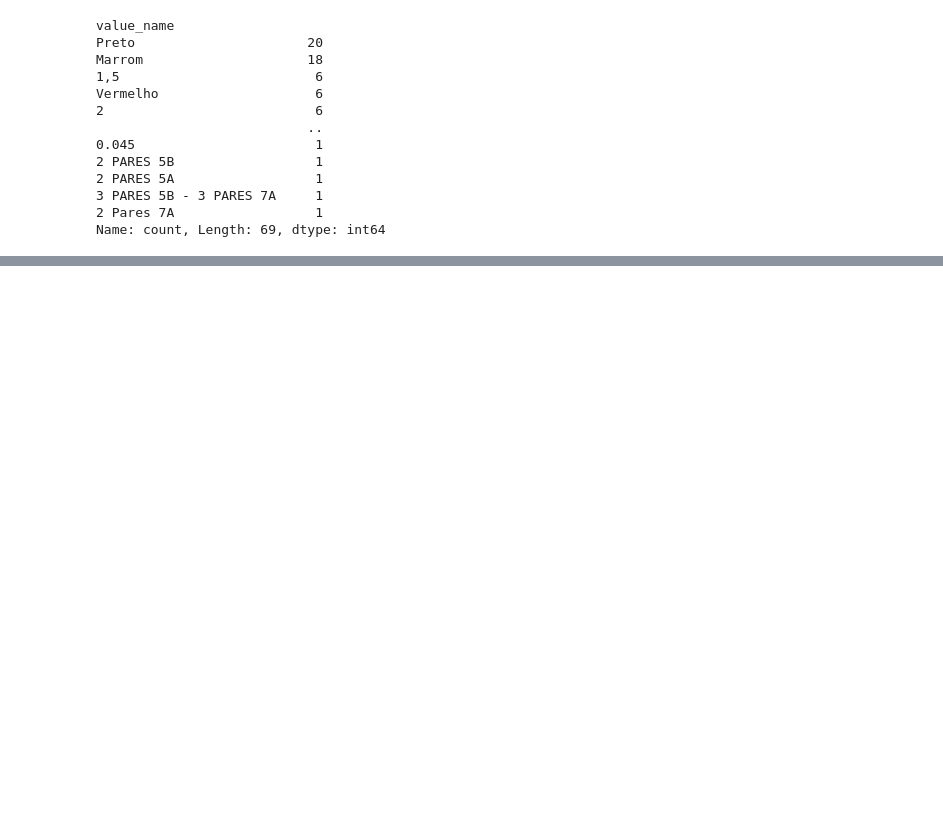
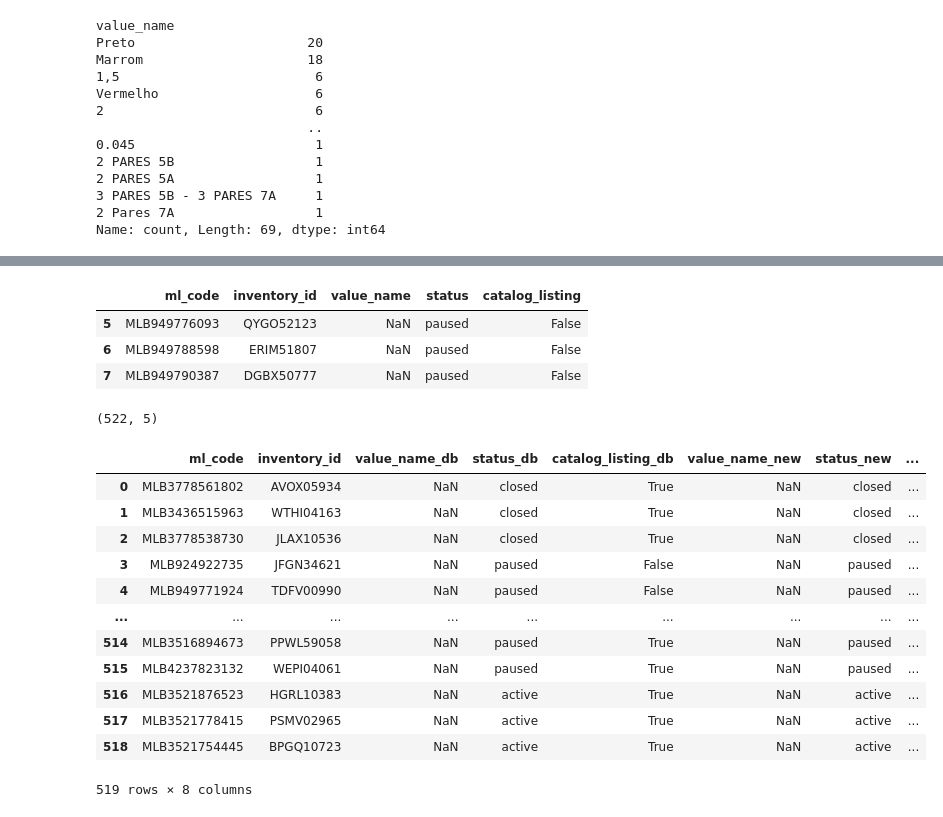
Before and after one commit to lpcoutinho/mcenter_streamlit, a Jupyter notebook: Notebooks/populando_tabela/tabela_de_produtos.ipynb, the cells around one changed output, grey strips where cells are left out. Drawn from its saved outputs; the diff is of its cells as text; code cells hidden in the pictures; blank space fills up the shorter version.

```diff
--- a/Notebooks/criando_tabela_de_produtos.ipynb
+++ b/Notebooks/populando_tabela/tabela_de_produtos.ipynb
@@ -922,0 +569,37 @@ ml_code(id_anuncio) | seller_sku |inventory_id ou variations[inventory_id] | var
+# %%
+
+# Encontrar as linhas em df_db que não existem em df_new
+df_diferencas = pd.merge(df_db, df_new, how='left', indicator=True)
+df_diferencas = pd.merge(df_db, df_new, how='left', indicator=True).loc[lambda x: x['_merge'] == 'left_only']
+df_diferencas = pd.merge(df_db, df_new, how='left', indicator=True).loc[lambda x: x['_merge'] == 'left_only'].drop(columns=['_merge'])
+
+df_diferencas
+# %% [output]
+|  | ml_code | inventory_id | value_name | status | catalog_listing |
+| 5 | MLB949776093 | QYGO52123 | NaN | paused | False |
+| 6 | MLB949788598 | ERIM51807 | NaN | paused | False |
+| 7 | MLB949790387 | DGBX50777 | NaN | paused | False |
+# %%
+df_db.shape
+df_new.shape
+# %% [output]
+(522, 5)
+# %%
+
+# Atualizar valores nas colunas desejadas
+merged_df['value_name_db'] = merged_df['value_name_new'].combine_first(merged_df['value_name_db'])
+merged_df
+# %% [output]
+|  | ml_code | inventory_id | value_name_db | status_db | catalog_listing_db | value_name_new | status_new | ... |
+| 0 | MLB3778561802 | AVOX05934 | NaN | closed | True | NaN | closed | ... |
+| 1 | MLB3436515963 | WTHI04163 | NaN | closed | True | NaN | closed | ... |
+| 2 | MLB3778538730 | JLAX10536 | NaN | closed | True | NaN | closed | ... |
+| 3 | MLB924922735 | JFGN34621 | NaN | paused | False | NaN | paused | ... |
+| 4 | MLB949771924 | TDFV00990 | NaN | paused | False | NaN | paused | ... |
+| ... | ... | ... | ... | ... | ... | ... | ... | ... |
+| 514 | MLB3516894673 | PPWL59058 | NaN | paused | True | NaN | paused | ... |
+| 515 | MLB4237823132 | WEPI04061 | NaN | paused | True | NaN | paused | ... |
+| 516 | MLB3521876523 | HGRL10383 | NaN | active | True | NaN | active | ... |
+| 517 | MLB3521778415 | PSMV02965 | NaN | active | True | NaN | active | ... |
+| 518 | MLB3521754445 | BPGQ10723 | NaN | active | True | NaN | active | ... |
+519 rows × 8 columns
```
Also changed, not shown: parts of 76 cells of this notebook, 15 other files.
